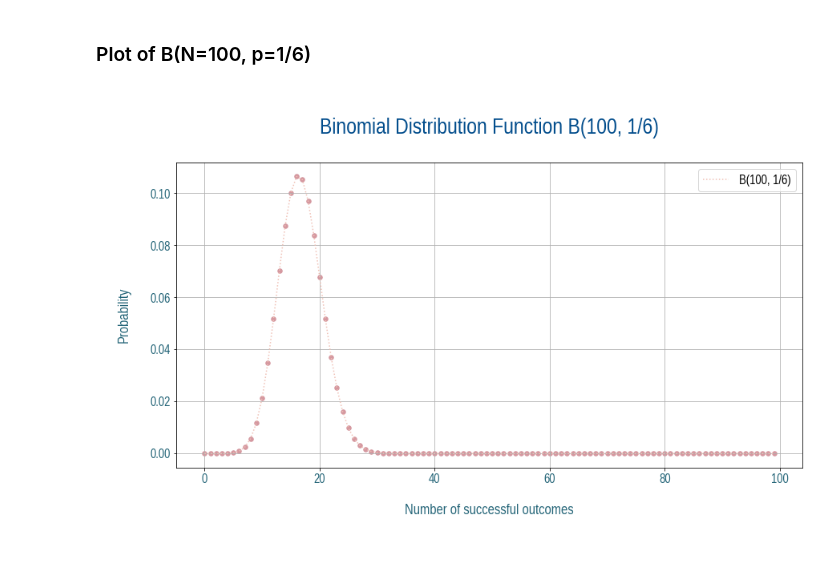
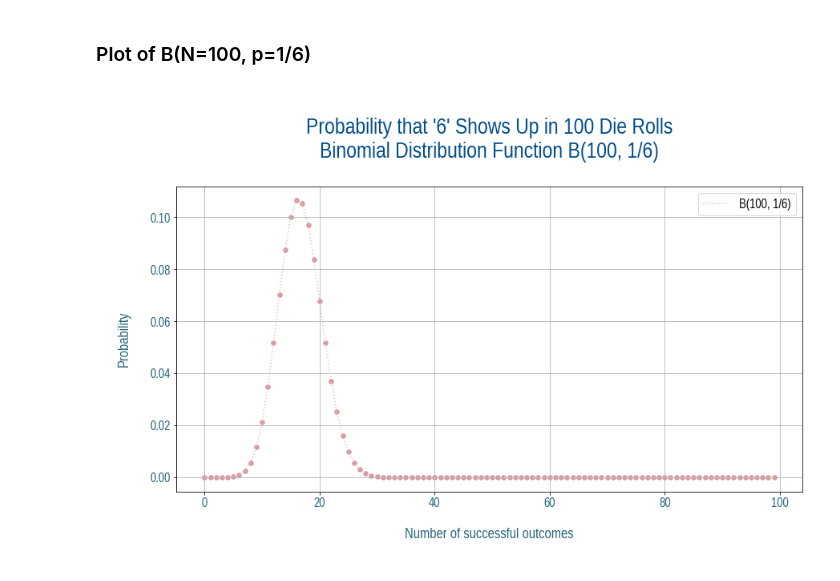
Before and after one commit to alv2017/StatisticsWithPython, a Jupyter notebook: DistributionsOfOneVariable/Binomial_Distribution.ipynb, the cells around one changed output. Cells and saved outputs as stored; diff of their text form; code cells hidden in the pictures.

```diff
--- a/DistributionsOfOneVariable/Binomial_Distribution.ipynb
+++ b/DistributionsOfOneVariable/Binomial_Distribution.ipynb
@@ -327,32 +330,32 @@ from scipy import stats
 
 # Definition of the distribution
 binomDist = stats.binom(100, 1/6)
 
 # X
 x = list(range(0, 100))
 
 # Y
 y = binomDist.pmf(x)
 
 # Plot
 plt.figure(figsize=(14, 7))
-plt.title("\nBinomial Distribution Function B(100, 1/6)\n",
+plt.title("\nProbability that '6' Shows Up in 100 Die Rolls\nBinomial Distribution Function B(100, 1/6)\n",
              fontsize=28, color="#024D8C"
          )
 
 ## B(n=100, p=1/6)
 plt.scatter(x, y, color="#d598a0", s=30)
 plt.plot(x, y, color="#f0c0b5", linestyle="dotted", label="B(100, 1/6)")
 
 ## Plot Axis
 plt.xlabel("\nNumber of successful outcomes\n", fontsize=18, color="#236477")
 plt.ylabel("\nProbability\n", fontsize=18, color="#236477")
 plt.xticks(fontsize=16, color="#236477")
 plt.yticks(fontsize=16, color="#236477")
 
 # Show Legend
 plt.legend(fontsize=16)
 
 plt.grid()
 # %% [output]
-[figure, old version]
+[figure, new version]
```
Also changed, not shown: parts of 5 cells of this notebook.
